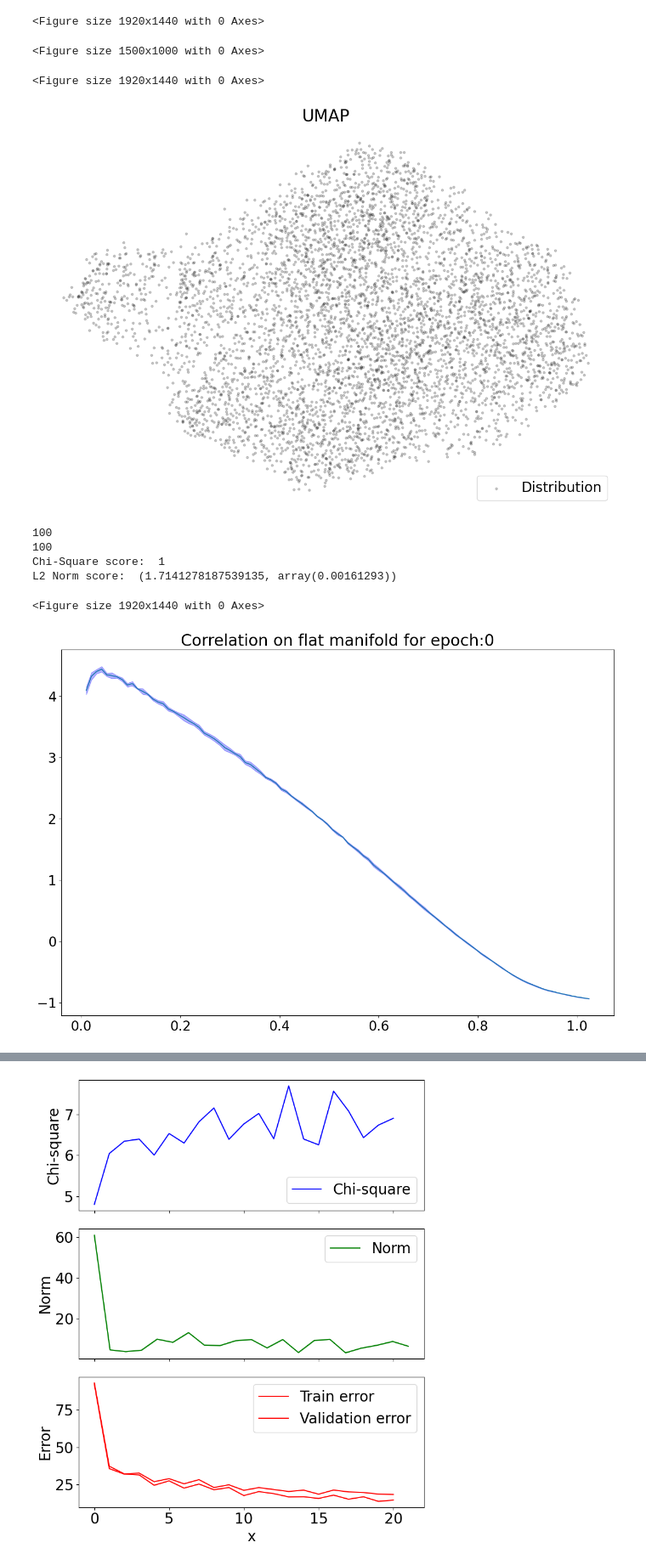
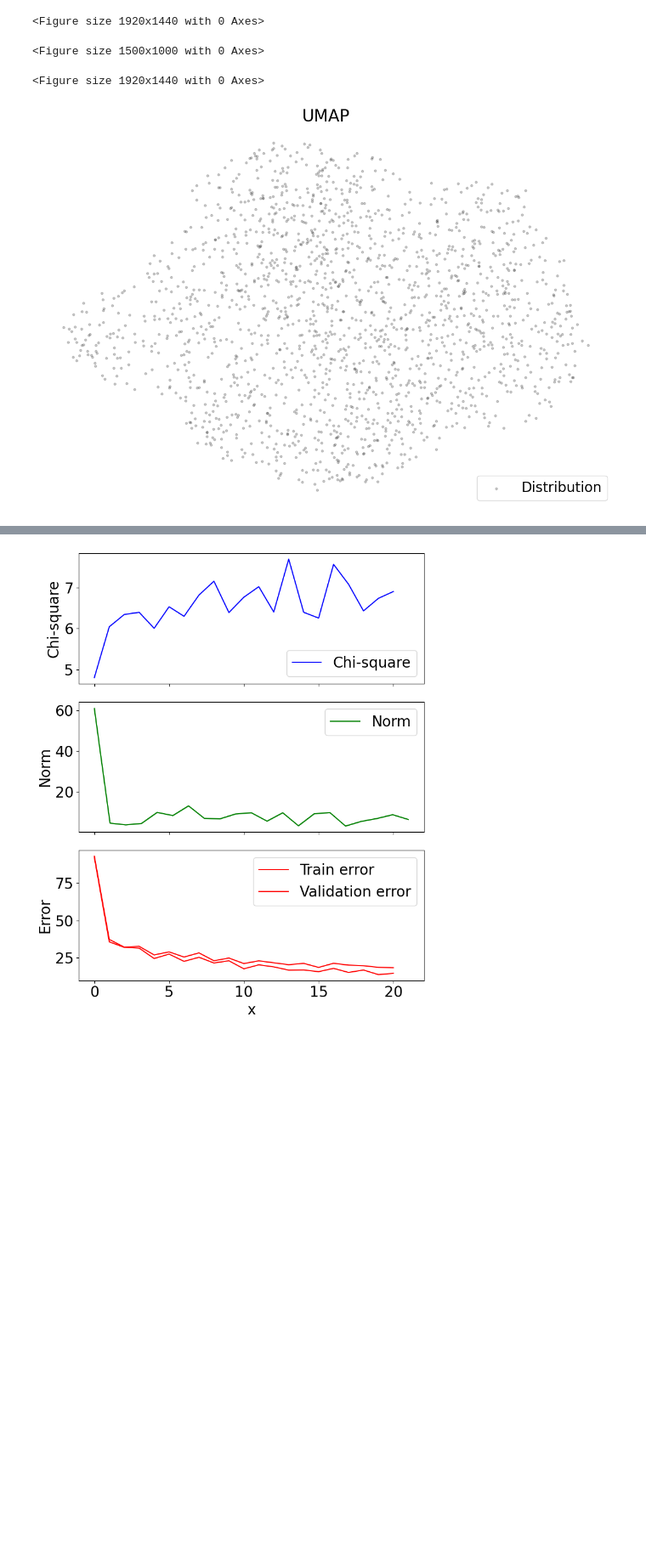
Before and after one commit to Koketsoc137/spectra_for_features, a Jupyter notebook: Training.ipynb, the cells around one changed output, grey strips where cells are left out. Shown at 85% size. Saved outputs shown, nothing was run; the diff lists cells and outputs as text; code cells hidden in the pictures; blank space fills up the shorter version.

```diff
--- a/Training.ipynb
+++ b/Training.ipynb
@@ -69,7 +69,7 @@ def galaxyzoo10(batch_size = 256):
     transformed_dataset = cust.ArrayDataset(images = images,labels =labels,names = ids,resize = 256,crop = 224)
 
 
-    dataset_split = cust.train_val_dataset(transformed_dataset, train_size = 0.7,val_split=0.3)
+    dataset_split = cust.train_val_dataset(transformed_dataset, train_size = 0.3,val_split=0.1)
 
 
     train_loader = torch.utils.data.DataLoader(dataset_split['train'], batch_size=batch_size, shuffle=True)
@@ -275,11 +275,5 @@ UMAP reduced in  10.64204216003418
 <Figure size 640x480 with 0 Axes>
 <Figure size 1920x1440 with 0 Axes>
 <Figure size 1500x1000 with 0 Axes>
 <Figure size 1920x1440 with 0 Axes>
-[figure, old version]
+[figure, new version]
-100
-100
-Chi-Square score:  1
-L2 Norm score:  (1.7141278187539135, array(0.00161293))
-<Figure size 1920x1440 with 0 Axes>
-[figure, removed]
```
Also changed, not shown: parts of 1 cell of this notebook, 1 other file.
